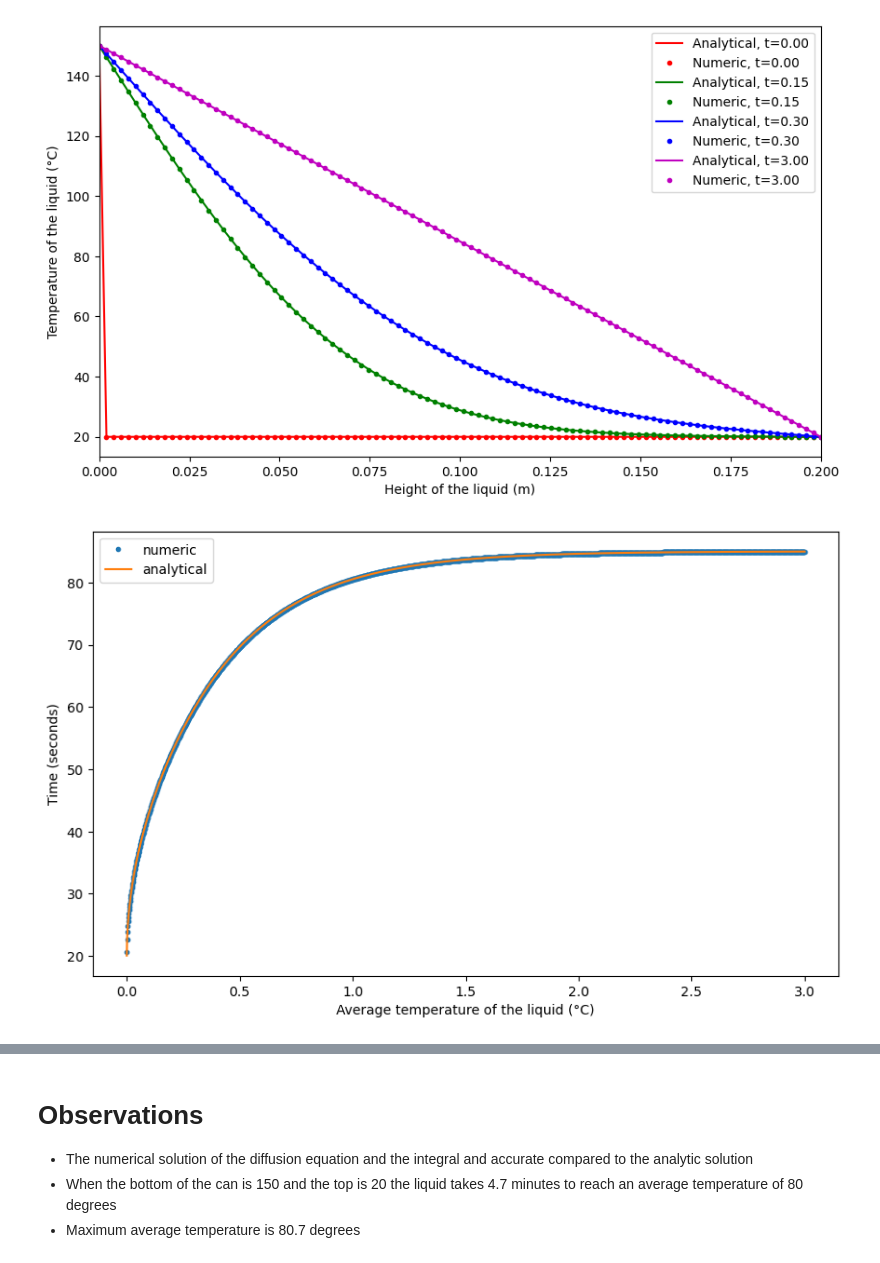
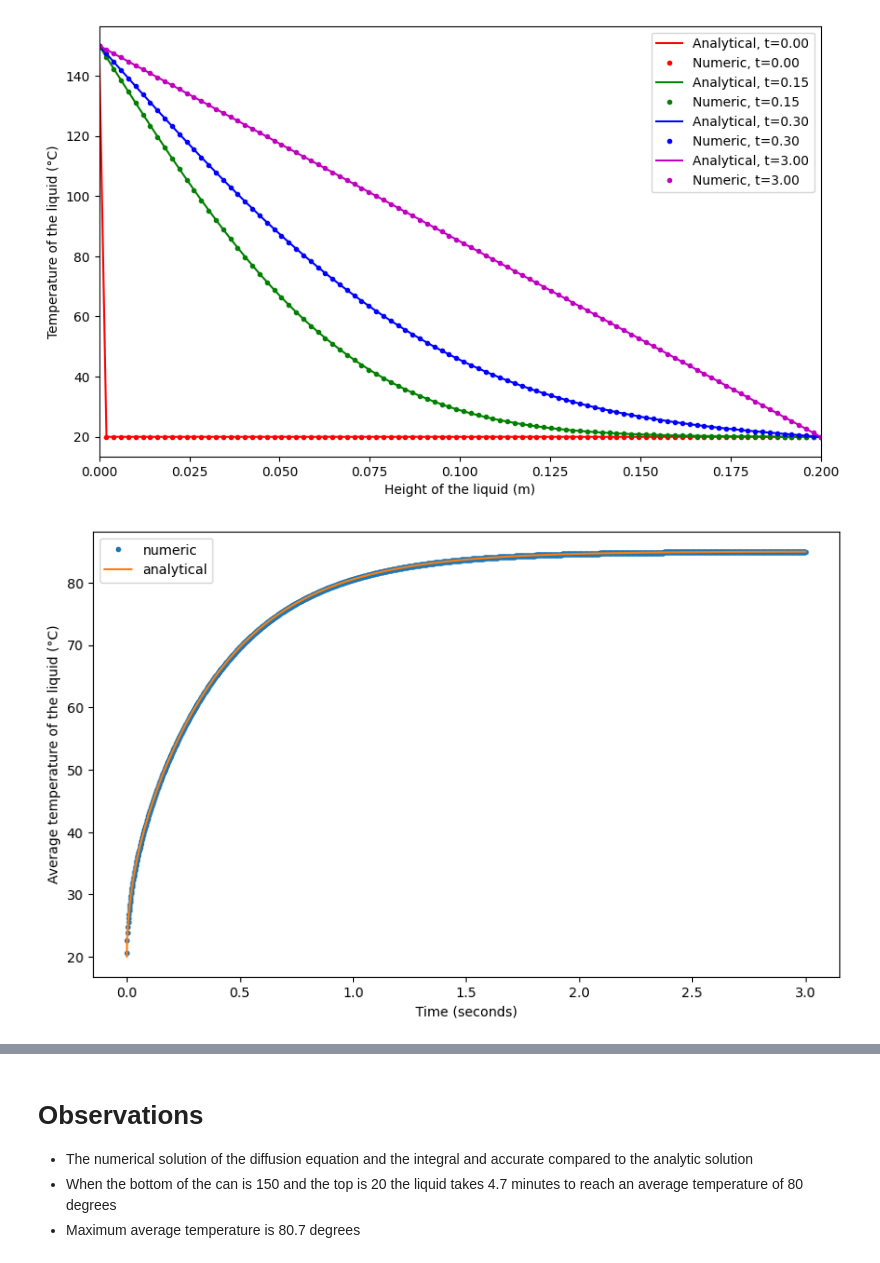
Before and after one commit to markalvaress/Drinks_Cans_IM, a Jupyter notebook: Observations.ipynb, the cells around one changed output, grey strips where cells are left out. Drawn from its saved outputs; the diff is of its cells as text; code cells hidden in the pictures.

```diff
--- a/Observations.ipynb
+++ b/Observations.ipynb
@@ -59,19 +59,19 @@ plt.show()
 # %%
 avg_temp_analytic = tpa.create_analytic_avg_temp(b0, bL, L, D)
 avg_temp_numeric = si.create_numeric_avtemp_fn(U, 1/(Nx_points - 1), time_to_index)
 
 t = np.linspace(0, T, Nt_points)
 plt.figure(figsize=(10,6))
 plt.plot(t, avg_temp_numeric(t), ".", label = "numeric")
 plt.plot(t, avg_temp_analytic(t), "-", label = "analytical")
 plt.legend()
-plt.xlabel("Average temperature of the liquid (°C)")
-plt.ylabel("Time (seconds)")
+plt.xlabel("Time (seconds)")
+plt.ylabel("Average temperature of the liquid (°C)")
 
 plt.savefig("toyint.png", bbox_inches='tight')
 plt.show()
 # %% [output]
-[figure, old version]
+[figure, new version]
 # %%
 num_tto80 = si.time_to_temp(avg_temp_numeric(t), 80, index_to_time)
 analyt_tto80 = si.time_to_temp(avg_temp_analytic(t), 80, index_to_time)
```
Also changed, not shown: parts of 1 cell of this notebook.
